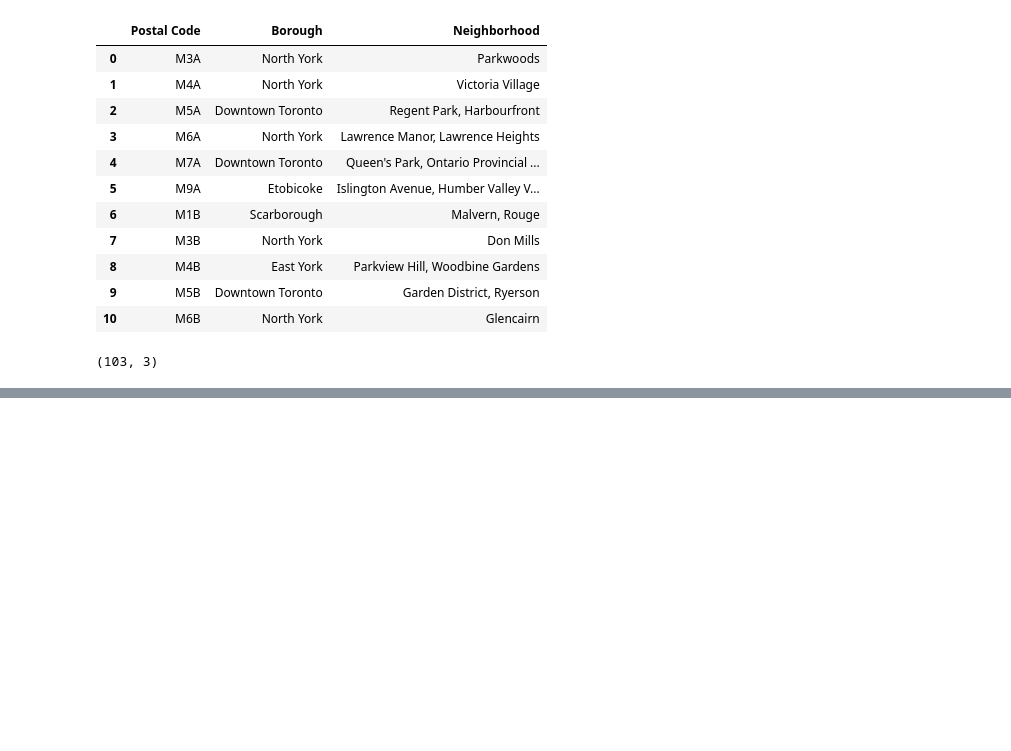
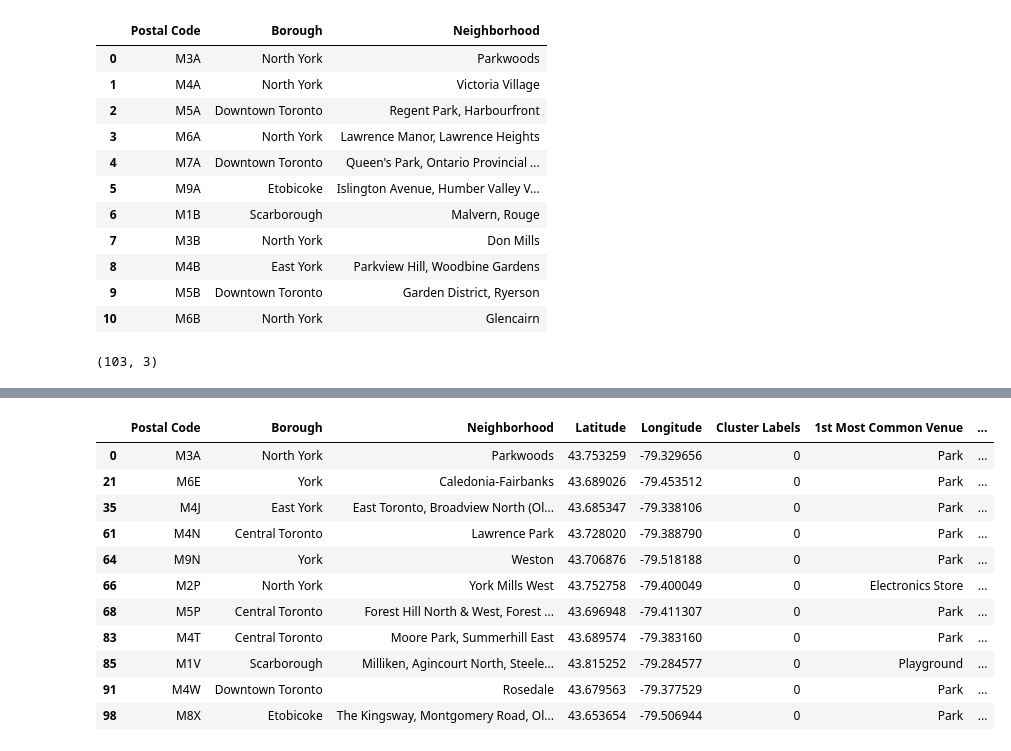
Before and after one commit to rcjmdebeer/Coursera_Capstone, a Jupyter notebook: Week 3 Applied Data Science.ipynb, the cells around one changed output, grey strips where cells are left out. Cells and saved outputs as stored; diff of their text form; code cells hidden in the pictures; blank space fills up the shorter version.

```diff
--- a/Week 3 Applied Data Science.ipynb
+++ b/Week 3 Applied Data Science.ipynb
@@ -60,0 +472,15 @@ df.shape
+# %%
+kut_merged[kut_merged['Cluster Labels'] == 0]
+# %% [output]
+|  | Postal Code | Borough | Neighborhood | Latitude | Longitude | Cluster Labels | 1st Most Common Venue | ... |
+| 0 | M3A | North York | Parkwoods | 43.753259 | -79.329656 | 0 | Park | ... |
+| 21 | M6E | York | Caledonia-Fairbanks | 43.689026 | -79.453512 | 0 | Park | ... |
+| 35 | M4J | East York | East Toronto, Broadview North (Ol... | 43.685347 | -79.338106 | 0 | Park | ... |
+| 61 | M4N | Central Toronto | Lawrence Park | 43.728020 | -79.388790 | 0 | Park | ... |
+| 64 | M9N | York | Weston | 43.706876 | -79.518188 | 0 | Park | ... |
+| 66 | M2P | North York | York Mills West | 43.752758 | -79.400049 | 0 | Electronics Store | ... |
+| 68 | M5P | Central Toronto | Forest Hill North & West, Forest ... | 43.696948 | -79.411307 | 0 | Park | ... |
+| 83 | M4T | Central Toronto | Moore Park, Summerhill East | 43.689574 | -79.383160 | 0 | Park | ... |
+| 85 | M1V | Scarborough | Milliken, Agincourt North, Steele... | 43.815252 | -79.284577 | 0 | Playground | ... |
+| 91 | M4W | Downtown Toronto | Rosedale | 43.679563 | -79.377529 | 0 | Park | ... |
+| 98 | M8X | Etobicoke | The Kingsway, Montgomery Road, Ol... | 43.653654 | -79.506944 | 0 | Park | ... |
```
Also changed, not shown: parts of 30 cells of this notebook.
